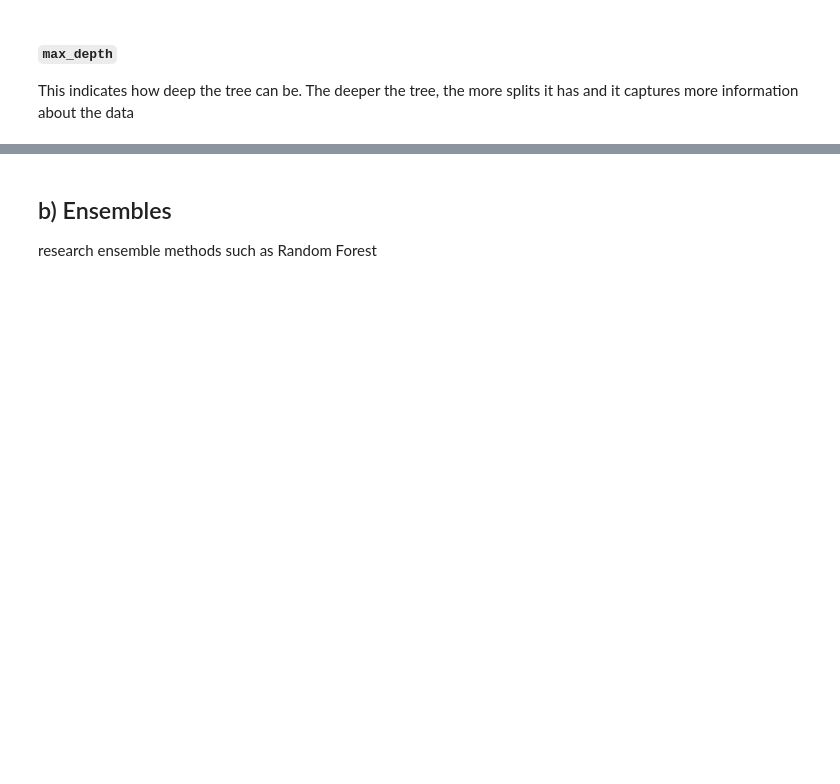
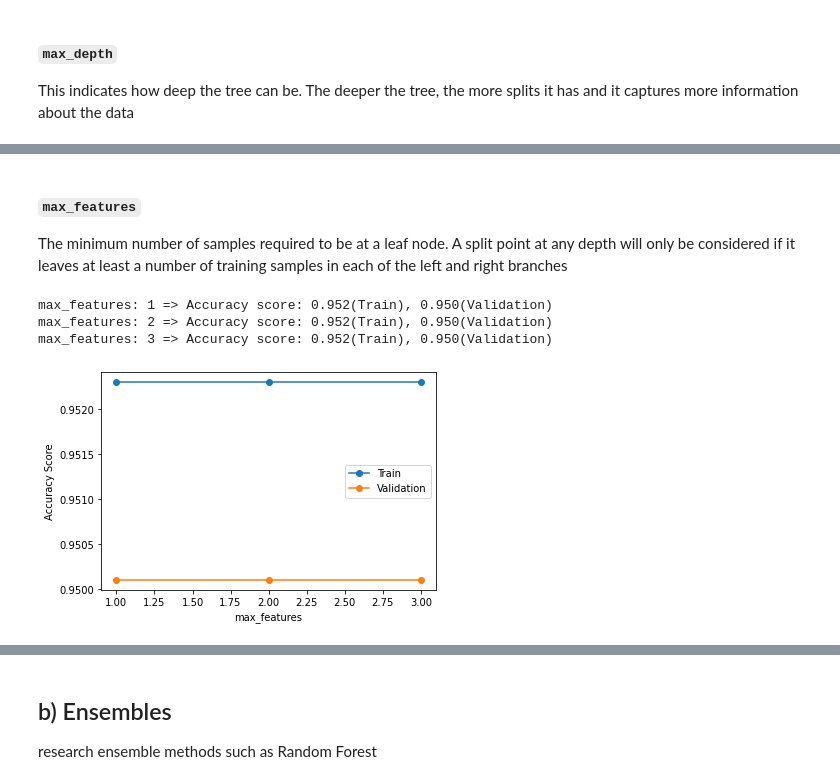
Before and after one commit to LapTQ/IT31903_123220_Group18_Stroke-prediction, a Jupyter notebook: analyze_data.ipynb, the cells around one changed output, grey strips where cells are left out. Drawn from its saved outputs; the diff is of its cells as text; code cells hidden in the pictures; blank space fills up the shorter version.

```diff
--- a/analyze_data.ipynb
+++ b/analyze_data.ipynb
@@ -592,0 +749,37 @@ represents the minimum number of samples required to split an internal node. Thi
+# %% [markdown]
+#### `max_features`
+
+The minimum number of samples required to be at a leaf node. A split point at any depth will only be considered if it leaves at least a number of training samples in each of the left and right branches
+# %%
+train_results = []
+validation_results = []
+
+max_featuress = np.arange(1, 4, 1)
+
+for max_features in max_featuress:
+    model = DecisionTreeClassifier(max_features=max_features)
+    model.fit(rescaledX, Y_train)
+
+    train_result = accuracy_score(Y_train, model.predict(rescaledX))
+    train_results.append(train_result)
+
+    validation_result = accuracy_score(Y_validation, model.predict(rescaledValidationX))
+    validation_results.append(validation_result)
+
+    print("max_features: %d => Accuracy score: %.3f(Train), %.3f(Validation)" % (max_features, train_result, validation_result))
+
+line1 = pyplot.plot(max_featuress, train_results, '-o', label='Train')
+line2 = pyplot.plot(max_featuress, validation_results, '-o', label='Validation')
+
+pyplot.legend()
+
+pyplot.ylabel('Accuracy Score')
+pyplot.xlabel('max_features')
+pyplot.show()
+
+# CHANGE NUMBER OF RANGE(...) AFTER PREPROCESSING
+# %% [output]
+max_features: 1 => Accuracy score: 0.952(Train), 0.950(Validation)
+max_features: 2 => Accuracy score: 0.952(Train), 0.950(Validation)
+max_features: 3 => Accuracy score: 0.952(Train), 0.950(Validation)
+[figure, added]
```
Also changed, not shown: parts of 13 cells of this notebook.
